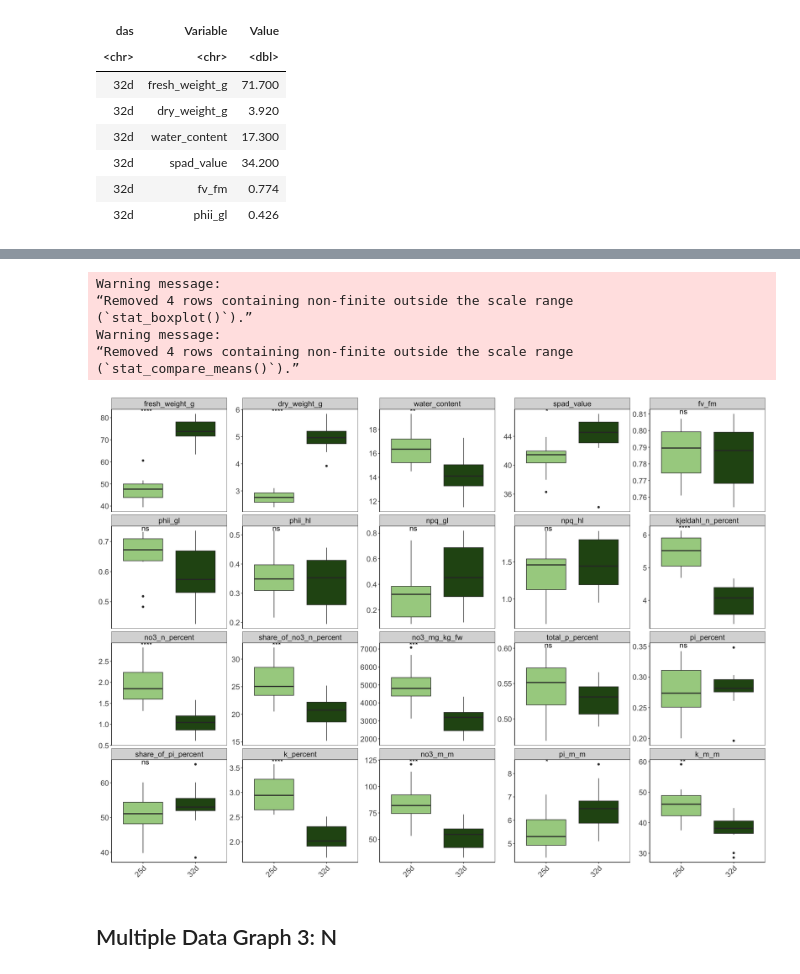
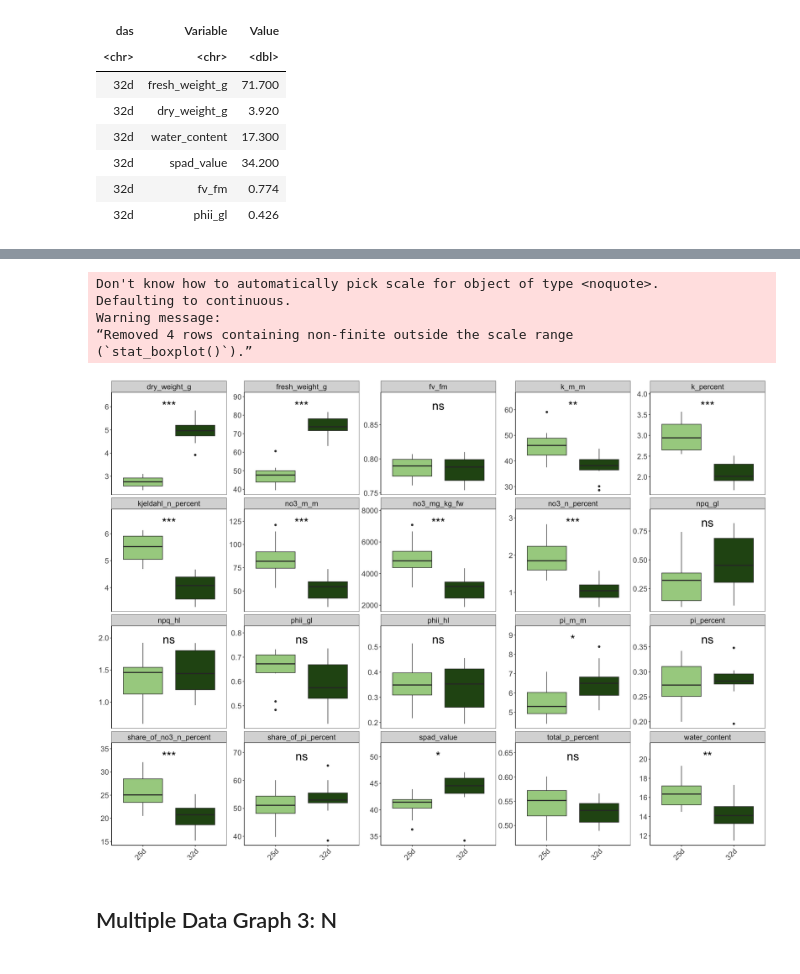
Before and after one commit to ToMatoanene/InorganicAnalysis_2025, a Jupyter notebook: WholeClass.ipynb, the cells around one changed output, grey strips where cells are left out. Saved outputs shown, nothing was run; the diff lists cells and outputs as text; code cells hidden in the pictures.

Commit message:
add F test

```diff
--- a/WholeClass.ipynb
+++ b/WholeClass.ipynb
@@ -283,3 +283,34 @@ A tibble: 6 × 3
 | 32d | spad_value | 34.200 |
 | 32d | fv_fm | 0.774 |
 | 32d | phii_gl | 0.426 |
+# %%
+# f-test for das
+library(purrr)
+
+f_t_das <- data_das |>
+    group_split(Variable) |>
+    map_dfr(function(df) {varname <- unique(df$Variable)
+                        g1 <- df %>% filter(das == "32d") %>% pull(Value) %>% na.omit()
+                        g2 <- df %>% filter(das == "25d") %>% pull(Value) %>% na.omit()
+                        if (sd(g1) >= sd(g2)) {group1 <- g1
+                                               group2 <- g2}
+                        else {group1 <- g2
+                              group2 <- g1}
+                        f_test <- var.test(group1, group2)
+                        t_test <- t.test(group1, group2, var.equal = f_test$p.value > 0.05)
+                        tibble(Variable = varname,
+                               f_p_value = f_test$p.value,
+                               var_equal = f_test$p.value > 0.05,
+                               t_p_value = t_test$p.value,
+                               t_statistic = t_test$statistic,
+                               t_method = t_test$method,
+                               t_p_signif = symnum(t_test$p.value,
+                                                   corr = FALSE,
+                                                   cutpoints = c(0,0.001,0.01,0.05,1),
+                                                   symbols = c("***", "**", "*", "ns")))})
+
+head(f_t_das)
+f_t_das_false <- f_t_das |>
+    filter(var_equal == FALSE) |>
+    dplyr::select(Variable)
+f_t_das_false
@@ -290,6 +335,9 @@ data_das_max <- data_das |>
     summarize(p.signif_pos = max(Value, na.rm = TRUE)*1.1) |>
     ungroup()
 
+f_t_das2 <- f_t_das |>
+  left_join(data_das_max, by = "Variable")
+
 # define the order
 variable_order_das <- unique(data_das$Variable)
 data_das$Variable <- factor(data_das$Variable, levels = variable_order_das)
@@ -297,39 +345,39 @@ data_das_max$Variable <- factor(data_das_max$Variable, levels = variable_order_d
 # %%
 library(ggplot2)
 library(repr)
 library(ggpubr)
 options(repr.plot.width = 18, repr.plot.height = 13)
 
 # colour pallet
 colour_code2 <- c("25d" = "#A6D08F", "32d" = "#275317")
 
 # draw a plot
 das_plot <- data_das |>
     ggplot(aes(x = das, y = Value, fill = das)) +
     geom_boxplot() +
-    stat_compare_means(method = "t.test",
-                       label = "p.signif",
-                       size = 5,
-                       label.y.npc = "top") +
+    geom_text(data = f_t_das2,
+              aes(x = 1.5, y = p.signif_pos, label = t_p_signif),
+              inherit.aes = FALSE,
+              vjust = 1.5,
+              size = 8) +
     facet_wrap(~ Variable, scales = "free_y") +
     labs(x = NULL, y = NULL) +
     scale_fill_manual(values = colour_code2) +
     theme_bw() +
     theme(text = element_text(size = 18),
           axis.text.x = element_text(angle = 45, hjust = 1),
           axis.line = element_line(colour = "black"),
           panel.grid = element_blank(),
           plot.title = element_text(hjust = 0.5),
           legend.position = "none")
 das_plot
 # %% [output]
+Don't know how to automatically pick scale for object of type <noquote>.
+Defaulting to continuous.
 Warning message:
 “Removed 4 rows containing non-finite outside the scale range
 (`stat_boxplot()`).”
-Warning message:
-“Removed 4 rows containing non-finite outside the scale range
-(`stat_compare_means()`).”
-[figure, old version]
+[figure, new version]
 # %% [markdown]
 ## Multiple Data Graph 3: N
 # %%
```
Also changed, not shown: parts of 7 cells of this notebook, 7 other files.
